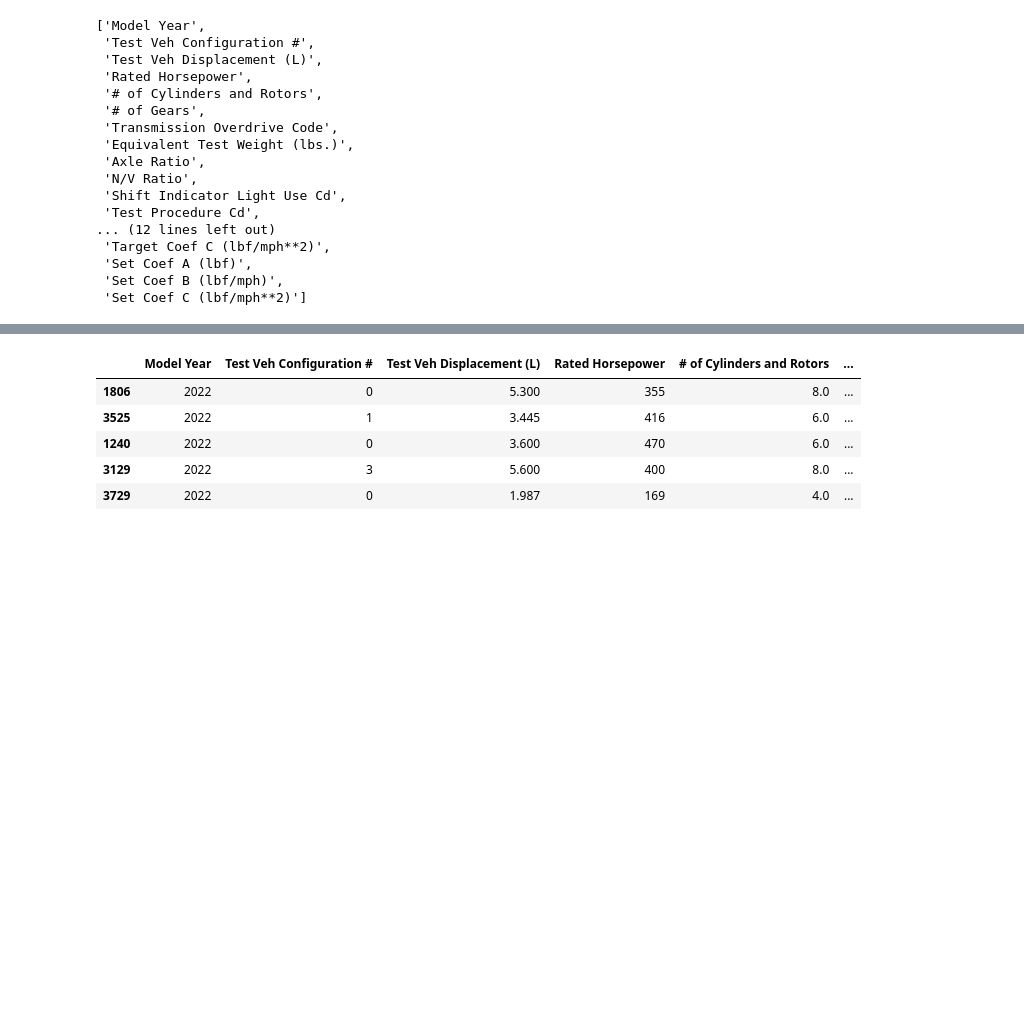
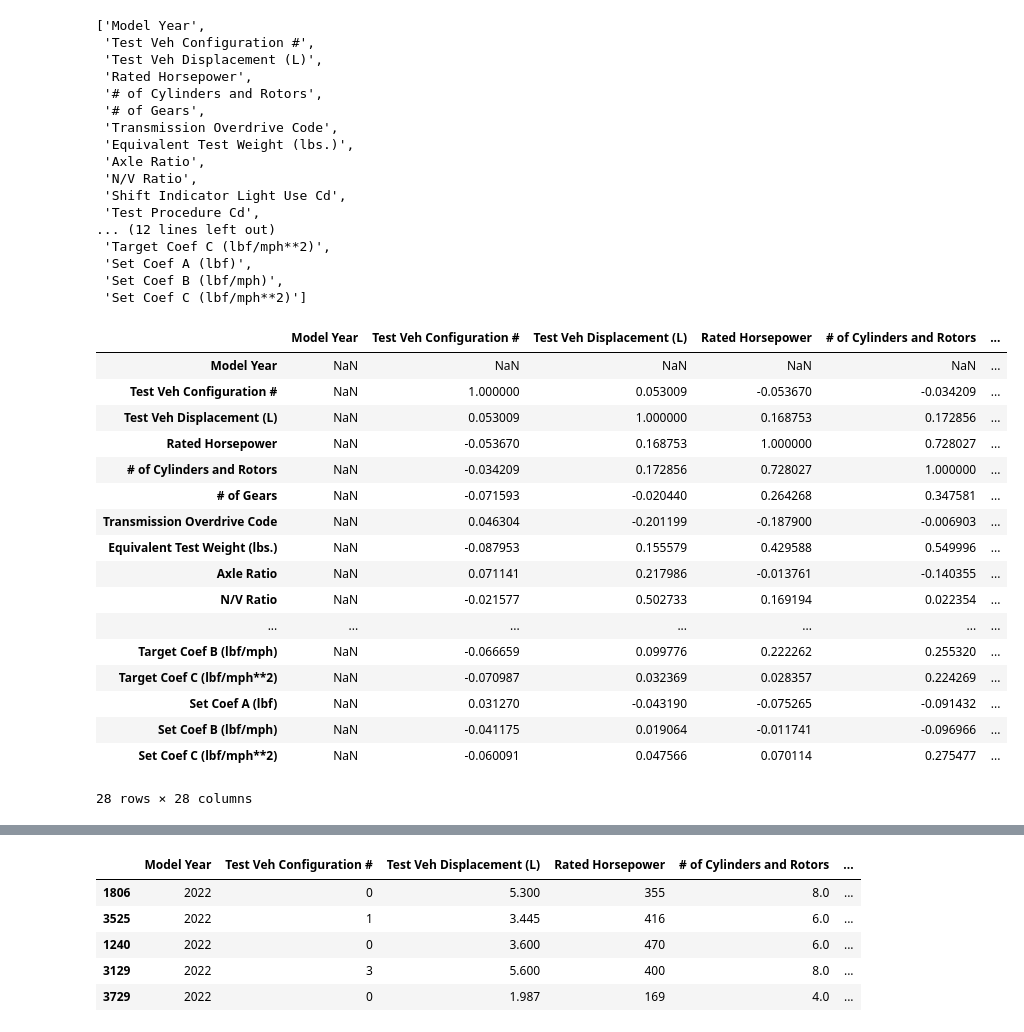
Before and after one commit to TharinduGee/Prediction_Models, a Jupyter notebook: Corbon_emission_predictor_Only_using_numeric_features.ipynb, the cells around one changed output, grey strips where cells are left out. Drawn from its saved outputs; the diff is of its cells as text; code cells hidden in the pictures; blank space fills up the shorter version.

```diff
--- a/Corbon_emission_predictor_Only_using_numeric_features.ipynb
+++ b/Corbon_emission_predictor_Only_using_numeric_features.ipynb
@@ -42,3 +42,24 @@ numeric_feature_names
 # %%
 train_numeric_features = train_record[numeric_feature_names]
 test_numeric_features = test_record[numeric_feature_names]
+# %%
+train_numeric_features.corr()
+# %% [output]
+|  | Model Year | Test Veh Configuration # | Test Veh Displacement (L) | Rated Horsepower | # of Cylinders and Rotors | ... |
+| Model Year | NaN | NaN | NaN | NaN | NaN | ... |
+| Test Veh Configuration # | NaN | 1.000000 | 0.053009 | -0.053670 | -0.034209 | ... |
+| Test Veh Displacement (L) | NaN | 0.053009 | 1.000000 | 0.168753 | 0.172856 | ... |
+| Rated Horsepower | NaN | -0.053670 | 0.168753 | 1.000000 | 0.728027 | ... |
+| # of Cylinders and Rotors | NaN | -0.034209 | 0.172856 | 0.728027 | 1.000000 | ... |
+| # of Gears | NaN | -0.071593 | -0.020440 | 0.264268 | 0.347581 | ... |
+| Transmission Overdrive Code | NaN | 0.046304 | -0.201199 | -0.187900 | -0.006903 | ... |
+| Equivalent Test Weight (lbs.) | NaN | -0.087953 | 0.155579 | 0.429588 | 0.549996 | ... |
+| Axle Ratio | NaN | 0.071141 | 0.217986 | -0.013761 | -0.140355 | ... |
+| N/V Ratio | NaN | -0.021577 | 0.502733 | 0.169194 | 0.022354 | ... |
+| ... | ... | ... | ... | ... | ... | ... |
+| Target Coef B (lbf/mph) | NaN | -0.066659 | 0.099776 | 0.222262 | 0.255320 | ... |
+| Target Coef C (lbf/mph**2) | NaN | -0.070987 | 0.032369 | 0.028357 | 0.224269 | ... |
+| Set Coef A (lbf) | NaN | 0.031270 | -0.043190 | -0.075265 | -0.091432 | ... |
+| Set Coef B (lbf/mph) | NaN | -0.041175 | 0.019064 | -0.011741 | -0.096966 | ... |
+| Set Coef C (lbf/mph**2) | NaN | -0.060091 | 0.047566 | 0.070114 | 0.275477 | ... |
+28 rows × 28 columns
```
Also changed, not shown: parts of 8 cells of this notebook.
